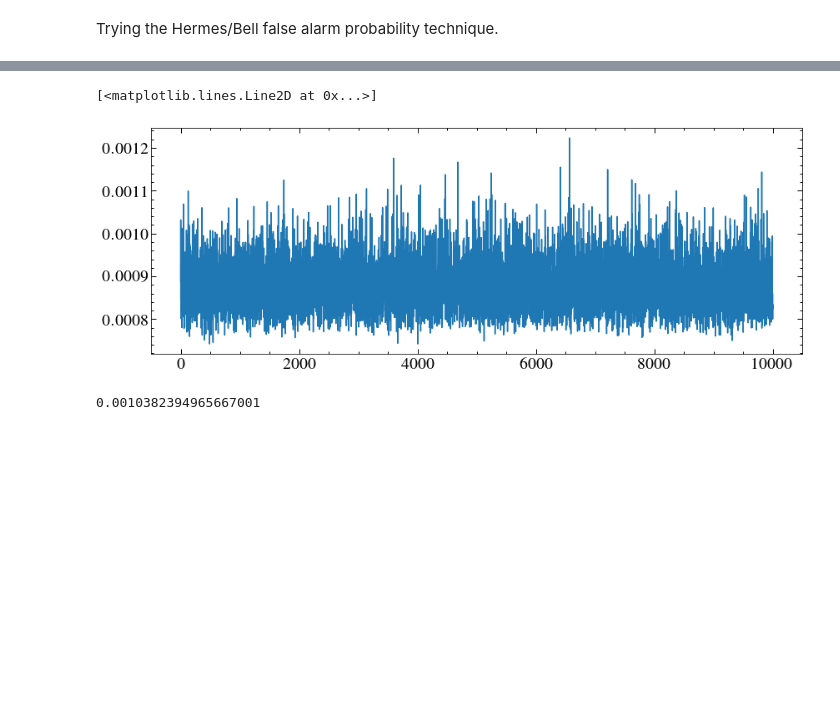
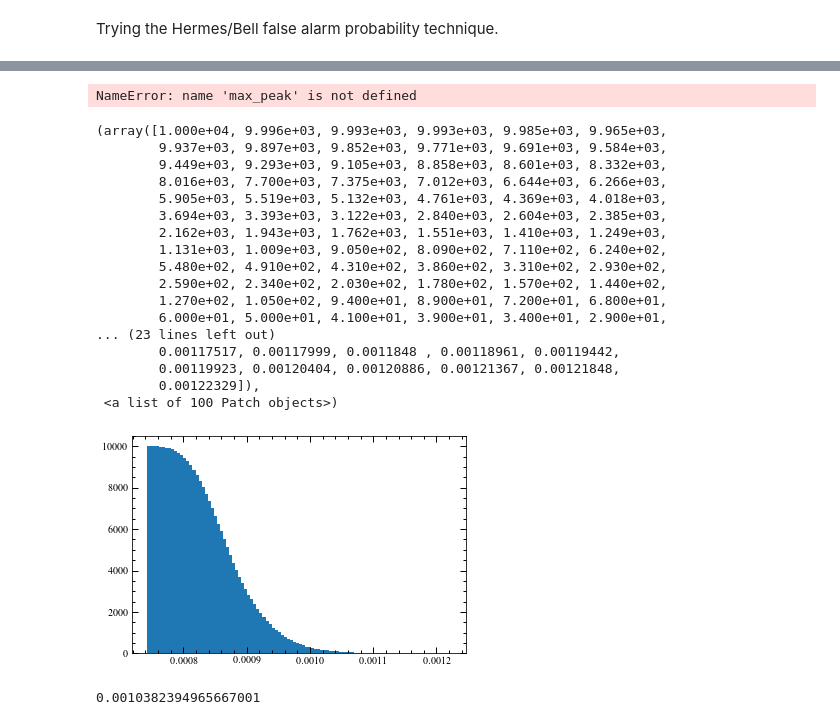
Before and after one commit to davidjwilson/GD394-Tess, a Jupyter notebook: tess_period.ipynb, the cells around one changed output, grey strips where cells are left out. Drawn from its saved outputs; the diff is of its cells as text; code cells hidden in the pictures; blank space fills up the shorter version.

```diff
--- a/tess_period.ipynb
+++ b/tess_period.ipynb
@@ -213,10 +212,29 @@ Trying the Hermes/Bell false alarm probability technique.
 # %%
-plt.plot(np.arange(len(max_peak)), max_peak)
+#plt.plot(np.arange(len(max_peak)), max_peak)
 # %% [output]
-[<matplotlib.lines.Line2D at 0x...>]
+NameError: name 'max_peak' is not defined
-[figure, removed]
 # %%
-#plt.hist(max_peak, bins=100, cumulative=-1)
+max_peak = np.load('fake_peaks.txt.npy')
+plt.hist(max_peak, bins=100, cumulative=-1)
+# %% [output]
+(array([1.000e+04, 9.996e+03, 9.993e+03, 9.993e+03, 9.985e+03, 9.965e+03,
+        9.937e+03, 9.897e+03, 9.852e+03, 9.771e+03, 9.691e+03, 9.584e+03,
+        9.449e+03, 9.293e+03, 9.105e+03, 8.858e+03, 8.601e+03, 8.332e+03,
+        8.016e+03, 7.700e+03, 7.375e+03, 7.012e+03, 6.644e+03, 6.266e+03,
+        5.905e+03, 5.519e+03, 5.132e+03, 4.761e+03, 4.369e+03, 4.018e+03,
+        3.694e+03, 3.393e+03, 3.122e+03, 2.840e+03, 2.604e+03, 2.385e+03,
+        2.162e+03, 1.943e+03, 1.762e+03, 1.551e+03, 1.410e+03, 1.249e+03,
+        1.131e+03, 1.009e+03, 9.050e+02, 8.090e+02, 7.110e+02, 6.240e+02,
+        5.480e+02, 4.910e+02, 4.310e+02, 3.860e+02, 3.310e+02, 2.930e+02,
+        2.590e+02, 2.340e+02, 2.030e+02, 1.780e+02, 1.570e+02, 1.440e+02,
+        1.270e+02, 1.050e+02, 9.400e+01, 8.900e+01, 7.200e+01, 6.800e+01,
+        6.000e+01, 5.000e+01, 4.100e+01, 3.900e+01, 3.400e+01, 2.900e+01,
+... (23 lines left out)
+        0.00117517, 0.00117999, 0.0011848 , 0.00118961, 0.00119442,
+        0.00119923, 0.00120404, 0.00120886, 0.00121367, 0.00121848,
+        0.00122329]),
+ <a list of 100 Patch objects>)
+[figure, added]
 # %%
 fa99 = np.percentile(max_peak, 99)
 print(fa99)
```
Also changed, not shown: parts of 21 cells of this notebook, 2 other files.
